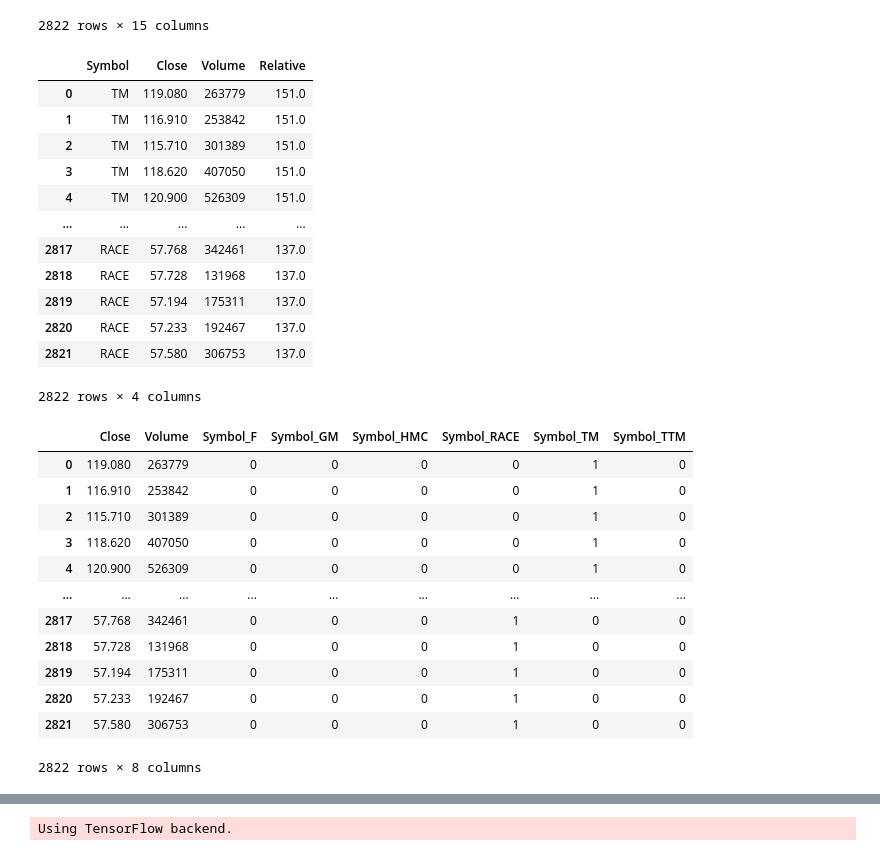
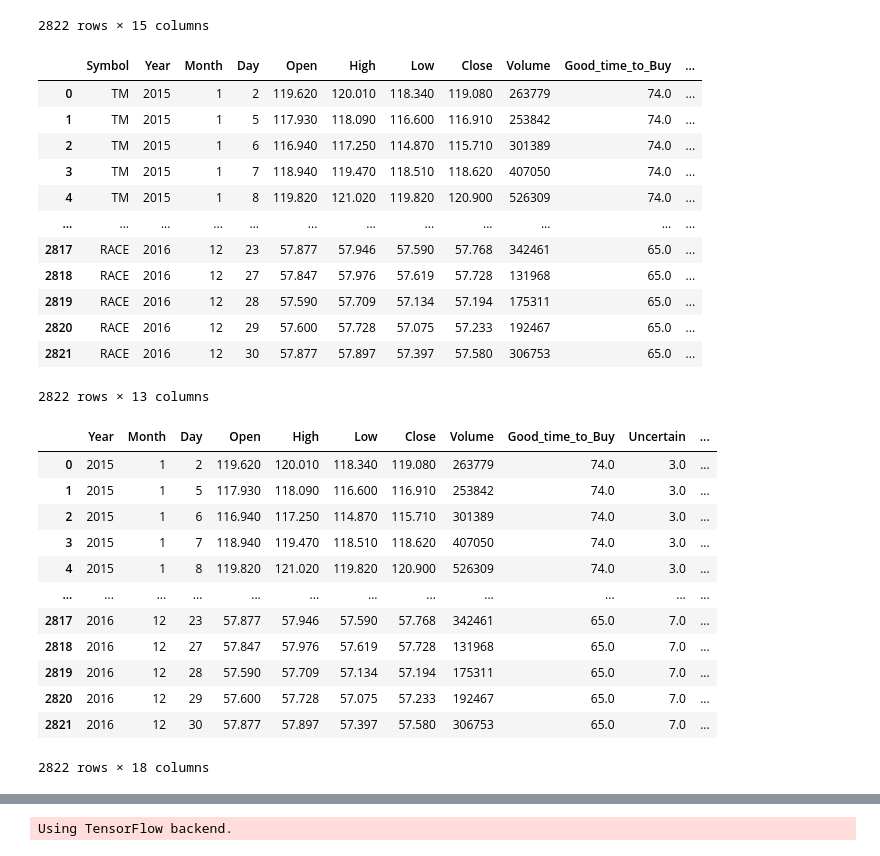
Before and after one commit to jacobdv/pantheon-of-eternity, a Jupyter notebook: model.ipynb, the cells around one changed output, grey strips where cells are left out. Drawn from its saved outputs; the diff is of its cells as text; code cells hidden in the pictures.

```diff
--- a/model.ipynb
+++ b/model.ipynb
@@ -43,45 +43,45 @@ preprocess_df
 | 13792 | 13792 | RACE | 2016 | 12 | 30 | 57.877 | 57.897 | 57.397 | 57.580 | 306753 | 2016-12-31 | ... |
 2822 rows × 15 columns
 # %%
-preprocess_df = preprocess_df.drop(['Unnamed: 0', 'Year', 'Month', 'Day', 'Open', 'High', 'Low', 'Date', 'Good_time_to_Buy', 'Uncertain', 'Bad_time_to_Buy'], axis=1)
+preprocess_df = preprocess_df.drop(['Unnamed: 0', 'Date'], axis=1)
 preprocess_df = preprocess_df.reset_index()
 preprocess_df = preprocess_df.drop(['index'], axis=1)
 preprocess_df = preprocess_df.dropna()
 preprocess_df
 # %% [output]
-|  | Symbol | Close | Volume | Relative |
-| 0 | TM | 119.080 | 263779 | 151.0 |
-| 1 | TM | 116.910 | 253842 | 151.0 |
-| 2 | TM | 115.710 | 301389 | 151.0 |
-| 3 | TM | 118.620 | 407050 | 151.0 |
-| 4 | TM | 120.900 | 526309 | 151.0 |
-| ... | ... | ... | ... | ... |
-| 2817 | RACE | 57.768 | 342461 | 137.0 |
-| 2818 | RACE | 57.728 | 131968 | 137.0 |
-| 2819 | RACE | 57.194 | 175311 | 137.0 |
-| 2820 | RACE | 57.233 | 192467 | 137.0 |
-| 2821 | RACE | 57.580 | 306753 | 137.0 |
+|  | Symbol | Year | Month | Day | Open | High | Low | Close | Volume | Good_time_to_Buy | ... |
+| 0 | TM | 2015 | 1 | 2 | 119.620 | 120.010 | 118.340 | 119.080 | 263779 | 74.0 | ... |
+| 1 | TM | 2015 | 1 | 5 | 117.930 | 118.090 | 116.600 | 116.910 | 253842 | 74.0 | ... |
+| 2 | TM | 2015 | 1 | 6 | 116.940 | 117.250 | 114.870 | 115.710 | 301389 | 74.0 | ... |
+| 3 | TM | 2015 | 1 | 7 | 118.940 | 119.470 | 118.510 | 118.620 | 407050 | 74.0 | ... |
+| 4 | TM | 2015 | 1 | 8 | 119.820 | 121.020 | 119.820 | 120.900 | 526309 | 74.0 | ... |
+| ... | ... | ... | ... | ... | ... | ... | ... | ... | ... | ... | ... |
+| 2817 | RACE | 2016 | 12 | 23 | 57.877 | 57.946 | 57.590 | 57.768 | 342461 | 65.0 | ... |
+| 2818 | RACE | 2016 | 12 | 27 | 57.847 | 57.976 | 57.619 | 57.728 | 131968 | 65.0 | ... |
+| 2819 | RACE | 2016 | 12 | 28 | 57.590 | 57.709 | 57.134 | 57.194 | 175311 | 65.0 | ... |
+| 2820 | RACE | 2016 | 12 | 29 | 57.600 | 57.728 | 57.075 | 57.233 | 192467 | 65.0 | ... |
+| 2821 | RACE | 2016 | 12 | 30 | 57.877 | 57.897 | 57.397 | 57.580 | 306753 | 65.0 | ... |
-2822 rows × 4 columns
+2822 rows × 13 columns
 # %%
-X_df = preprocess_df[['Symbol', 'Close', 'Volume']]
+#X_df = preprocess_df[['Symbol', 'Close', 'Volume']]
 
-data_binary_encoded = pd.get_dummies(X_df)
+data_binary_encoded = pd.get_dummies(preprocess_df)
 data_binary_encoded = data_binary_encoded.dropna()
 data_binary_encoded
 # %% [output]
-|  | Close | Volume | Symbol_F | Symbol_GM | Symbol_HMC | Symbol_RACE | Symbol_TM | Symbol_TTM |
-| 0 | 119.080 | 263779 | 0 | 0 | 0 | 0 | 1 | 0 |
-| 1 | 116.910 | 253842 | 0 | 0 | 0 | 0 | 1 | 0 |
-| 2 | 115.710 | 301389 | 0 | 0 | 0 | 0 | 1 | 0 |
-| 3 | 118.620 | 407050 | 0 | 0 | 0 | 0 | 1 | 0 |
-| 4 | 120.900 | 526309 | 0 | 0 | 0 | 0 | 1 | 0 |
-| ... | ... | ... | ... | ... | ... | ... | ... | ... |
-| 2817 | 57.768 | 342461 | 0 | 0 | 0 | 1 | 0 | 0 |
-| 2818 | 57.728 | 131968 | 0 | 0 | 0 | 1 | 0 | 0 |
-| 2819 | 57.194 | 175311 | 0 | 0 | 0 | 1 | 0 | 0 |
-| 2820 | 57.233 | 192467 | 0 | 0 | 0 | 1 | 0 | 0 |
-| 2821 | 57.580 | 306753 | 0 | 0 | 0 | 1 | 0 | 0 |
+|  | Year | Month | Day | Open | High | Low | Close | Volume | Good_time_to_Buy | Uncertain | ... |
+| 0 | 2015 | 1 | 2 | 119.620 | 120.010 | 118.340 | 119.080 | 263779 | 74.0 | 3.0 | ... |
+| 1 | 2015 | 1 | 5 | 117.930 | 118.090 | 116.600 | 116.910 | 253842 | 74.0 | 3.0 | ... |
+| 2 | 2015 | 1 | 6 | 116.940 | 117.250 | 114.870 | 115.710 | 301389 | 74.0 | 3.0 | ... |
+| 3 | 2015 | 1 | 7 | 118.940 | 119.470 | 118.510 | 118.620 | 407050 | 74.0 | 3.0 | ... |
+| 4 | 2015 | 1 | 8 | 119.820 | 121.020 | 119.820 | 120.900 | 526309 | 74.0 | 3.0 | ... |
+| ... | ... | ... | ... | ... | ... | ... | ... | ... | ... | ... | ... |
+| 2817 | 2016 | 12 | 23 | 57.877 | 57.946 | 57.590 | 57.768 | 342461 | 65.0 | 7.0 | ... |
+| 2818 | 2016 | 12 | 27 | 57.847 | 57.976 | 57.619 | 57.728 | 131968 | 65.0 | 7.0 | ... |
+| 2819 | 2016 | 12 | 28 | 57.590 | 57.709 | 57.134 | 57.194 | 175311 | 65.0 | 7.0 | ... |
+| 2820 | 2016 | 12 | 29 | 57.600 | 57.728 | 57.075 | 57.233 | 192467 | 65.0 | 7.0 | ... |
+| 2821 | 2016 | 12 | 30 | 57.877 | 57.897 | 57.397 | 57.580 | 306753 | 65.0 | 7.0 | ... |
-2822 rows × 8 columns
+2822 rows × 18 columns
 # %%
 #One Hot Encoder Ticker Symbol
 # Step 0: Reformat data
```
Also changed, not shown: parts of 4 cells of this notebook, 1 other file.
